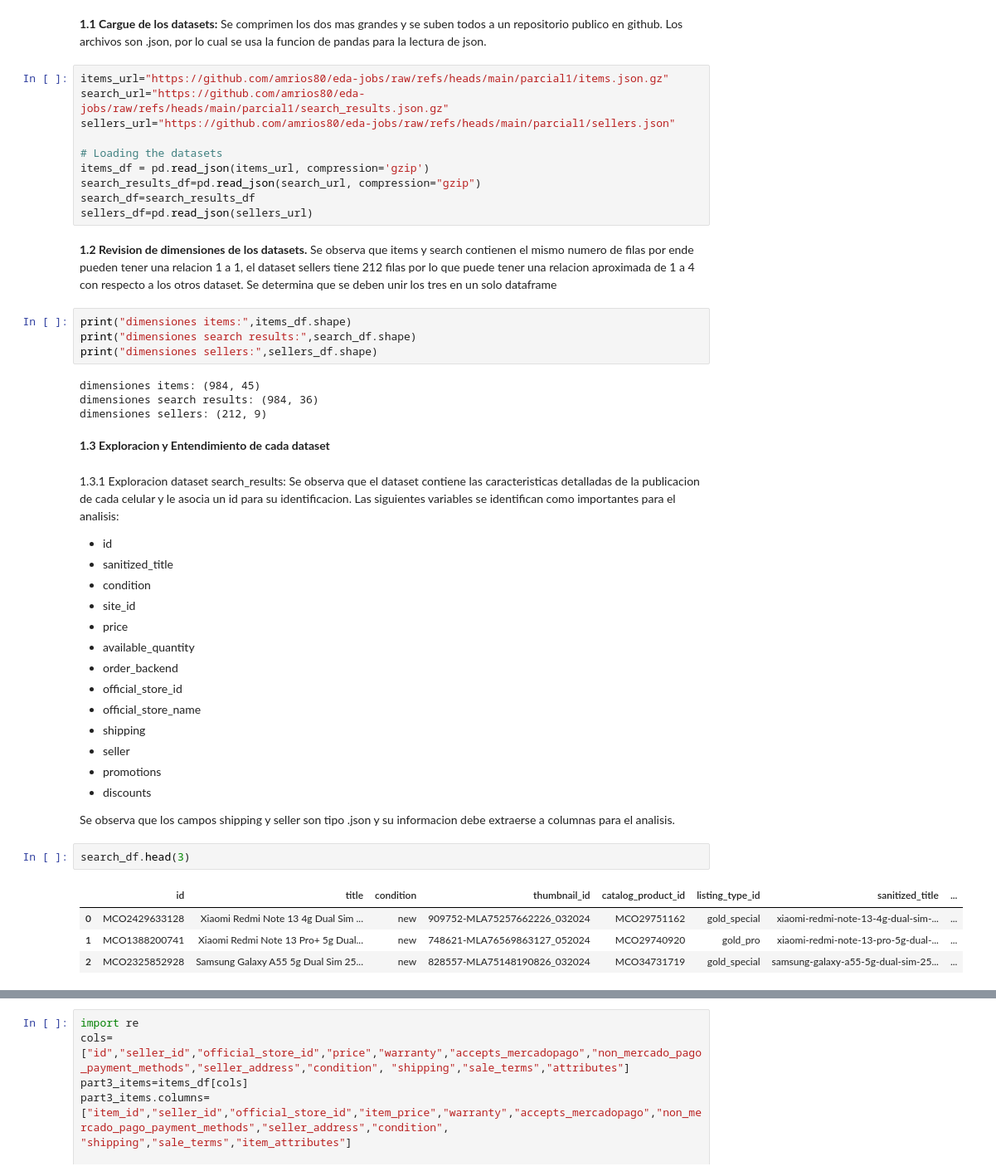
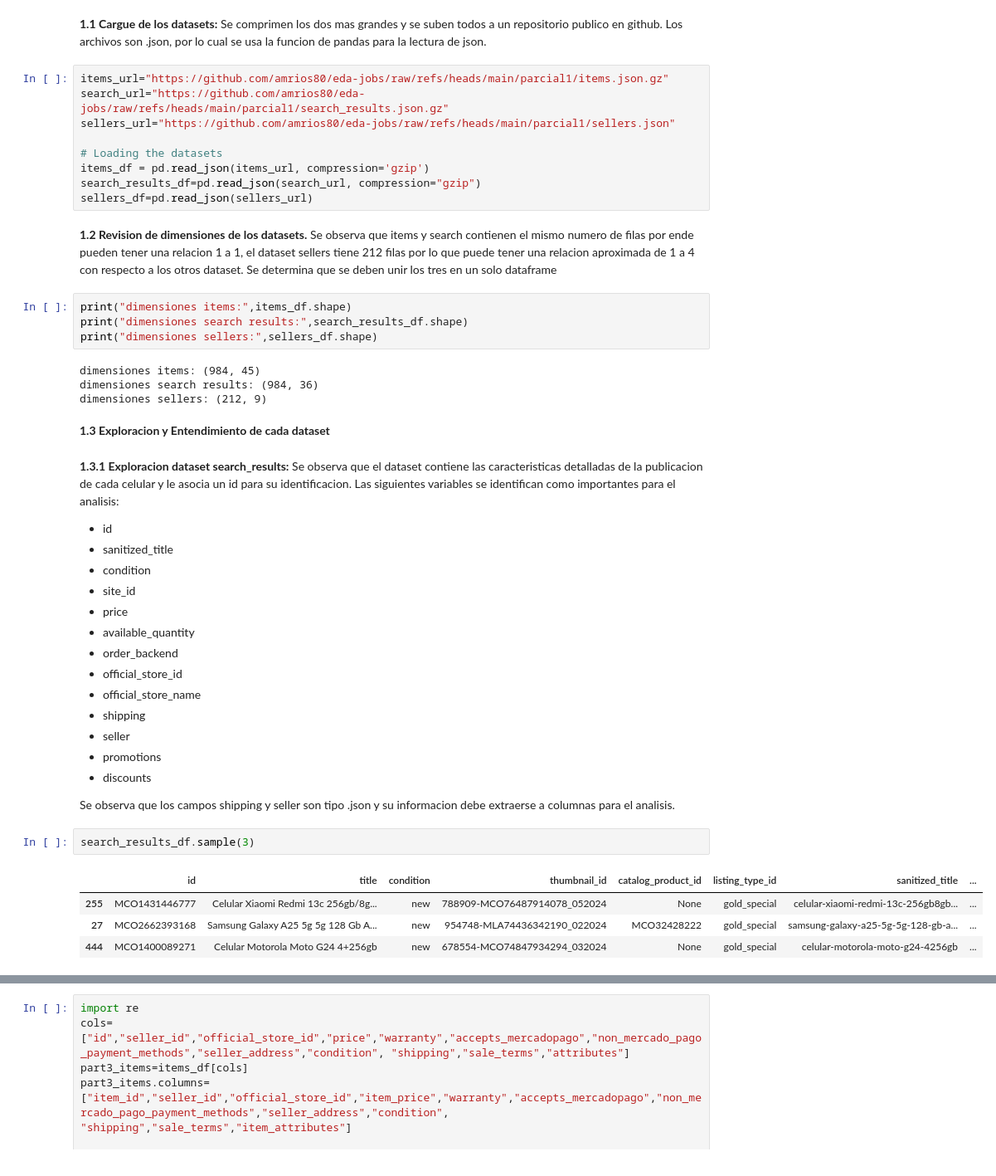
Before and after one commit to amrios80/eda-jobs, a Jupyter notebook: parcial1/parcial1.ipynb, the cells around one changed output, grey strips where cells are left out. Shown at 83% size. Saved outputs shown, nothing was run; the diff lists cells and outputs as text.

```diff
--- a/parcial1/parcial1.ipynb
+++ b/parcial1/parcial1.ipynb
@@ -51,22 +51,21 @@ sellers_url="https://github.com/amrios80/eda-jobs/raw/refs/heads/main/parcial1/s
 # Loading the datasets
 items_df = pd.read_json(items_url, compression='gzip')
 search_results_df=pd.read_json(search_url, compression="gzip")
-search_df=search_results_df
 sellers_df=pd.read_json(sellers_url)
 # %% [markdown]
-**1.2 Revision de dimensiones de los datasets.** Se observa que items y search contienen el mismo numero de filas por ende pueden tener una relacion 1 a 1, el dataset sellers tiene 212 filas por lo que puede tener una relacion aproximada de 1 a 4 con respecto a los otros dataset. Se determina que se deben unir los tres en un solo dataframe
+ **1.2 Revision de dimensiones de los datasets.** Se observa que items y search contienen el mismo numero de filas por ende pueden tener una relacion 1 a 1, el dataset sellers tiene 212 filas por lo que puede tener una relacion aproximada de 1 a 4 con respecto a los otros dataset. Se determina que se deben unir los tres en un solo dataframe
 # %%
 print("dimensiones items:",items_df.shape)
-print("dimensiones search results:",search_df.shape)
+print("dimensiones search results:",search_results_df.shape)
 print("dimensiones sellers:",sellers_df.shape)
 # %% [output]
 dimensiones items: (984, 45)
 dimensiones search results: (984, 36)
 dimensiones sellers: (212, 9)
 # %% [markdown]
-**1.3 Exploracion y Entendimiento de cada dataset**
+ **1.3 Exploracion y Entendimiento de cada dataset**
 # %% [markdown]
-1.3.1 Exploracion dataset search_results: Se observa que el dataset contiene las caracteristicas detalladas de la publicacion de cada celular y le asocia un id para su identificacion. Las siguientes variables se identifican como importantes para el analisis:
+**1.3.1 Exploracion dataset search_results:** Se observa que el dataset contiene las caracteristicas detalladas de la publicacion de cada celular y le asocia un id para su identificacion. Las siguientes variables se identifican como importantes para el analisis:
 
 *   id
 *   sanitized_title
@@ -84,9 +83,9 @@ dimensiones sellers: (212, 9)
 
 Se observa que los campos shipping y seller son tipo .json y su informacion debe extraerse a columnas para el analisis.
 # %%
-search_df.head(3)
+search_results_df.sample(3)
 # %% [output]
 |  | id | title | condition | thumbnail_id | catalog_product_id | listing_type_id | sanitized_title | ... |
-| 0 | MCO2429633128 | Xiaomi Redmi Note 13 4g Dual Sim ... | new | 909752-MLA75257662226_032024 | MCO29751162 | gold_special | xiaomi-redmi-note-13-4g-dual-sim-... | ... |
-| 1 | MCO1388200741 | Xiaomi Redmi Note 13 Pro+ 5g Dual... | new | 748621-MLA76569863127_052024 | MCO29740920 | gold_pro | xiaomi-redmi-note-13-pro-5g-dual-... | ... |
-| 2 | MCO2325852928 | Samsung Galaxy A55 5g Dual Sim 25... | new | 828557-MLA75148190826_032024 | MCO34731719 | gold_special | samsung-galaxy-a55-5g-dual-sim-25... | ... |
+| 255 | MCO1431446777 | Celular Xiaomi Redmi 13c 256gb/8g... | new | 788909-MCO76487914078_052024 | None | gold_special | celular-xiaomi-redmi-13c-256gb8gb... | ... |
+| 27 | MCO2662393168 | Samsung Galaxy A25 5g 5g 128 Gb A... | new | 954748-MLA74436342190_022024 | MCO32428222 | gold_special | samsung-galaxy-a25-5g-5g-128-gb-a... | ... |
+| 444 | MCO1400089271 | Celular Motorola Moto G24 4+256gb | new | 678554-MCO74847934294_032024 | None | gold_special | celular-motorola-moto-g24-4256gb | ... |
```
Also changed, not shown: parts of 4 cells of this notebook.
